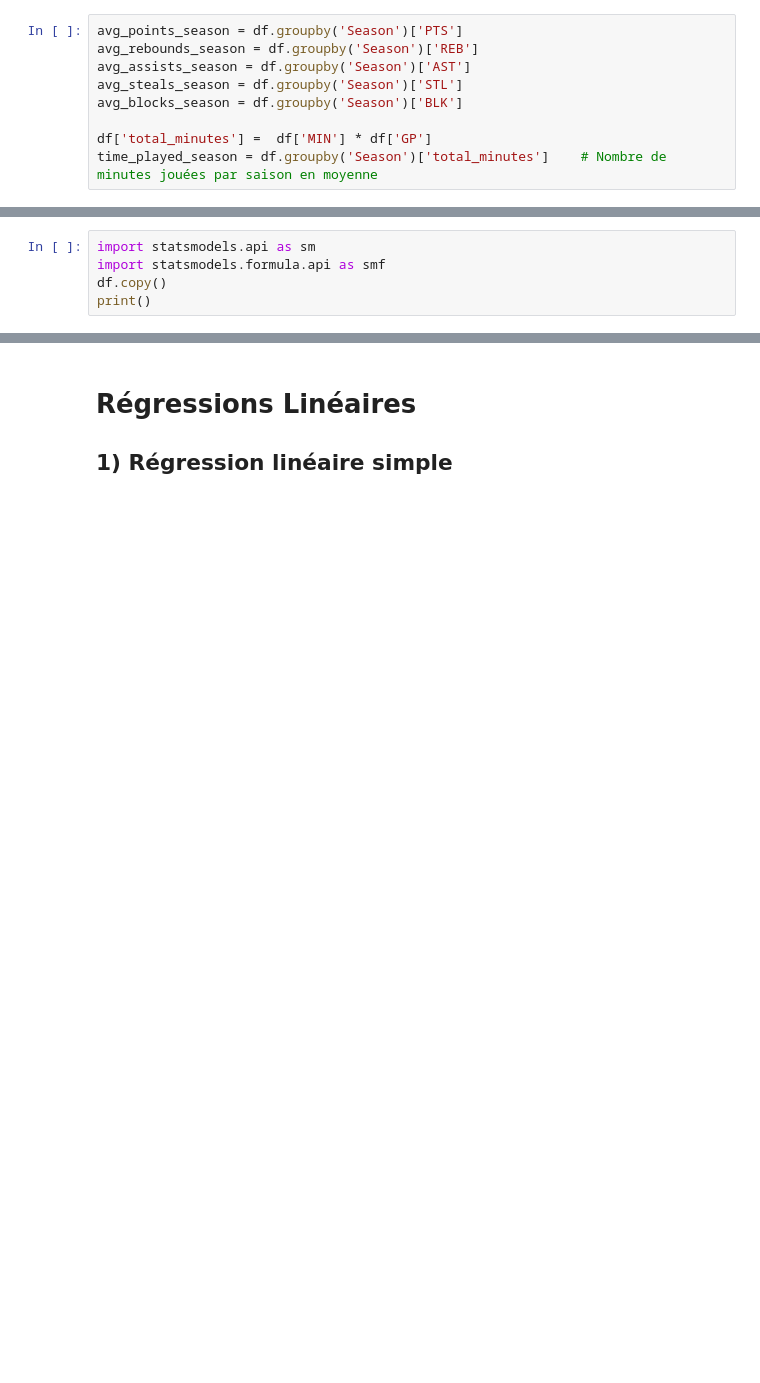
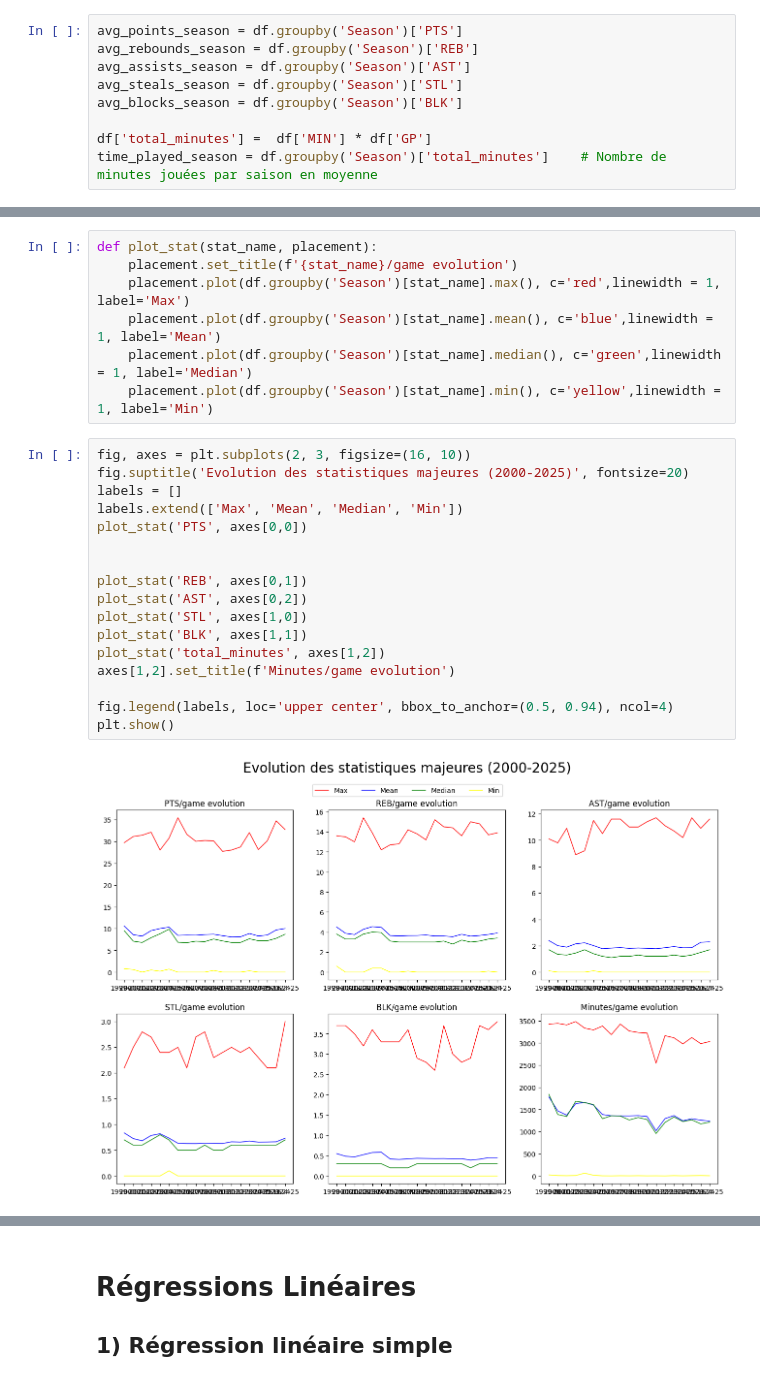
Before and after one commit to ElliotLunati/NBA_stats, a Jupyter notebook: code_gianni.ipynb, the cells around one changed output, grey strips where cells are left out. Cells and saved outputs as stored; diff of their text form; blank space fills up the shorter version.

Commit message:
Code un peu plus léger, et revue rapide des commentaires sur la partie Stat. Desc et RLS

```diff
--- a/code_gianni.ipynb
+++ b/code_gianni.ipynb
@@ -381,5 +334,26 @@ plt.show()
-# %%
-import statsmodels.api as sm
-import statsmodels.formula.api as smf
-df.copy()
-print()
+# %%
+def plot_stat(stat_name, placement):
+    placement.set_title(f'{stat_name}/game evolution')
+    placement.plot(df.groupby('Season')[stat_name].max(), c='red',linewidth = 1, label='Max')
+    placement.plot(df.groupby('Season')[stat_name].mean(), c='blue',linewidth = 1, label='Mean')
+    placement.plot(df.groupby('Season')[stat_name].median(), c='green',linewidth = 1, label='Median')
+    placement.plot(df.groupby('Season')[stat_name].min(), c='yellow',linewidth = 1, label='Min')
+# %%
+fig, axes = plt.subplots(2, 3, figsize=(16, 10))
+fig.suptitle('Evolution des statistiques majeures (2000-2025)', fontsize=20)
+labels = []
+labels.extend(['Max', 'Mean', 'Median', 'Min'])
+plot_stat('PTS', axes[0,0])
+
+
+plot_stat('REB', axes[0,1])
+plot_stat('AST', axes[0,2])
+plot_stat('STL', axes[1,0])
+plot_stat('BLK', axes[1,1])
+plot_stat('total_minutes', axes[1,2])
+axes[1,2].set_title(f'Minutes/game evolution')
+
+fig.legend(labels, loc='upper center', bbox_to_anchor=(0.5, 0.94), ncol=4)
+plt.show()
+# %% [output]
+[figure, added]
```
Also changed, not shown: parts of 22 cells of this notebook.
